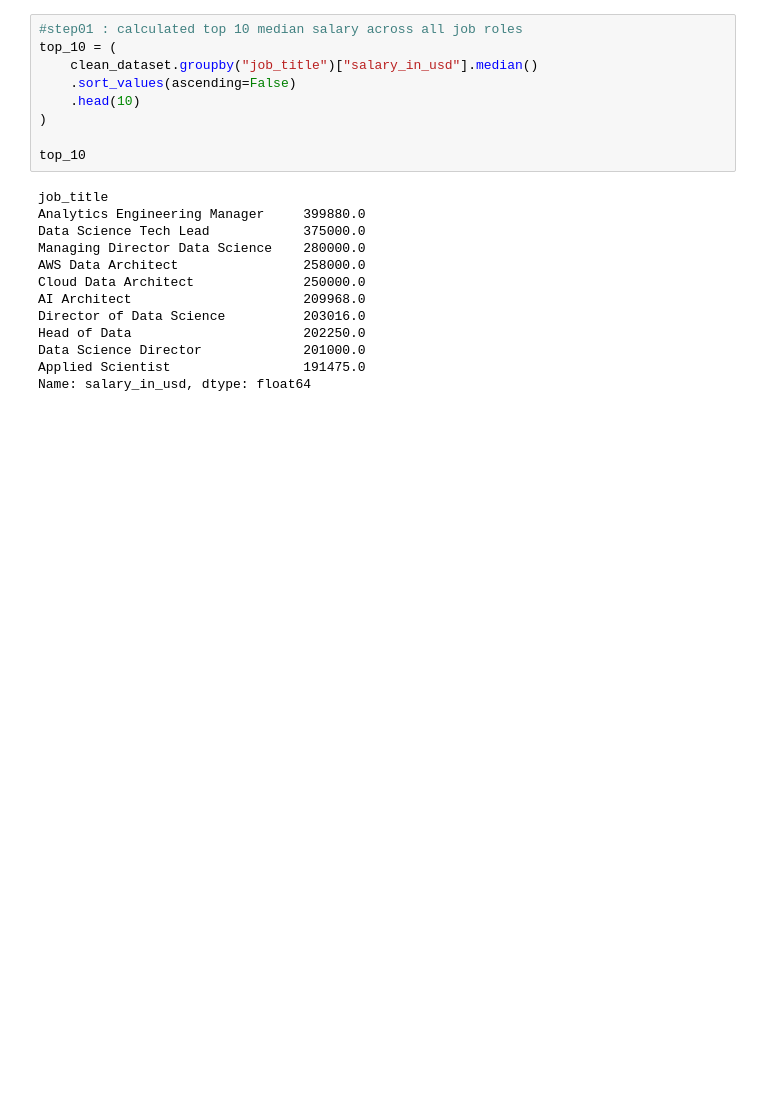
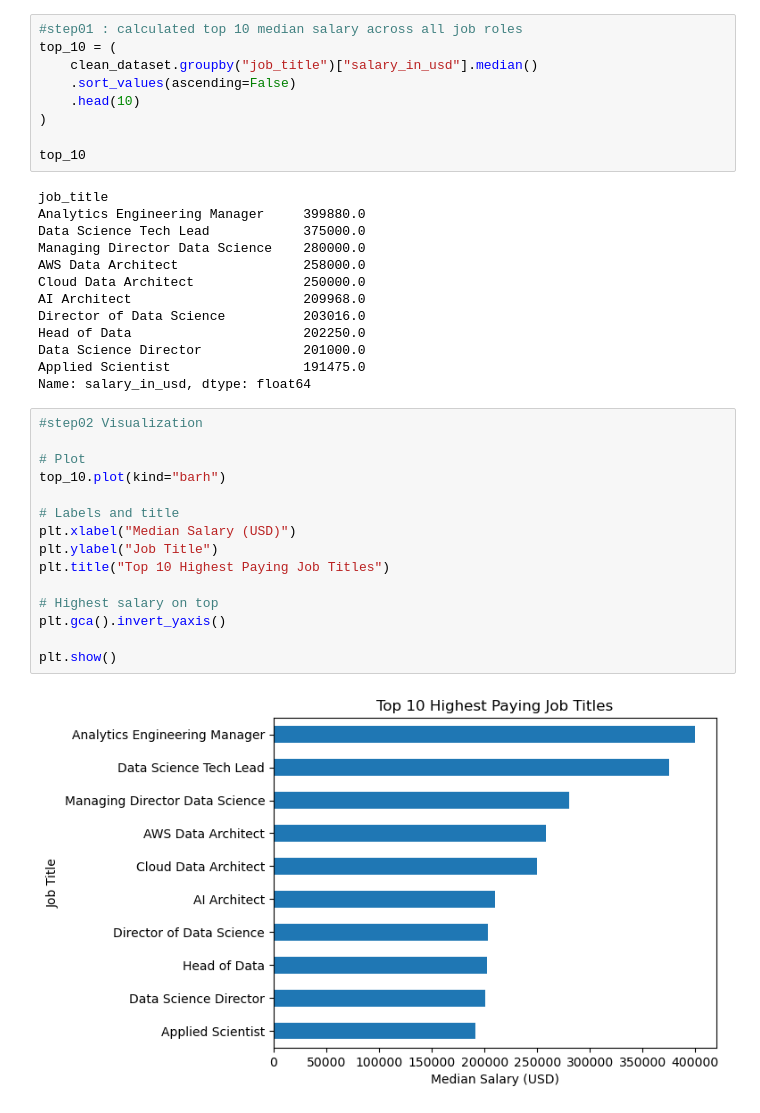
Before and after one commit to Chauhanekta21/Data_Job_Market_Analysis, a Jupyter notebook: main_file.ipynb, the cells around one changed output. Drawn from its saved outputs; the diff is of its cells as text; blank space fills up the shorter version.

Commit message:
Visualized top 10 highest paying job titles using horizontal bar chart

```diff
--- a/main_file.ipynb
+++ b/main_file.ipynb
@@ -770,3 +770,20 @@ Head of Data                      202250.0
 Data Science Director             201000.0
 Applied Scientist                 191475.0
 Name: salary_in_usd, dtype: float64
+# %%
+#step02 Visualization
+
+# Plot
+top_10.plot(kind="barh")
+
+# Labels and title
+plt.xlabel("Median Salary (USD)")
+plt.ylabel("Job Title")
+plt.title("Top 10 Highest Paying Job Titles")
+
+# Highest salary on top
+plt.gca().invert_yaxis()
+
+plt.show()
+# %% [output]
+[figure, added]
```
